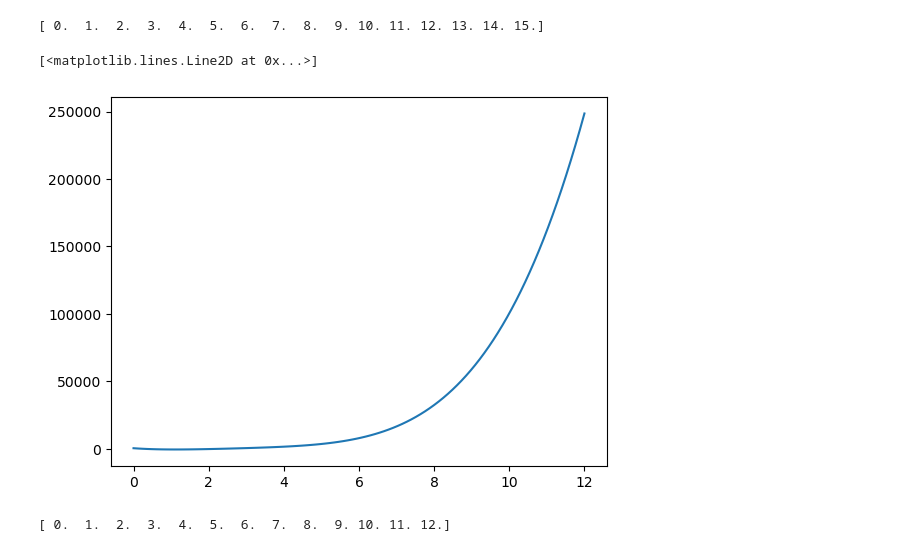
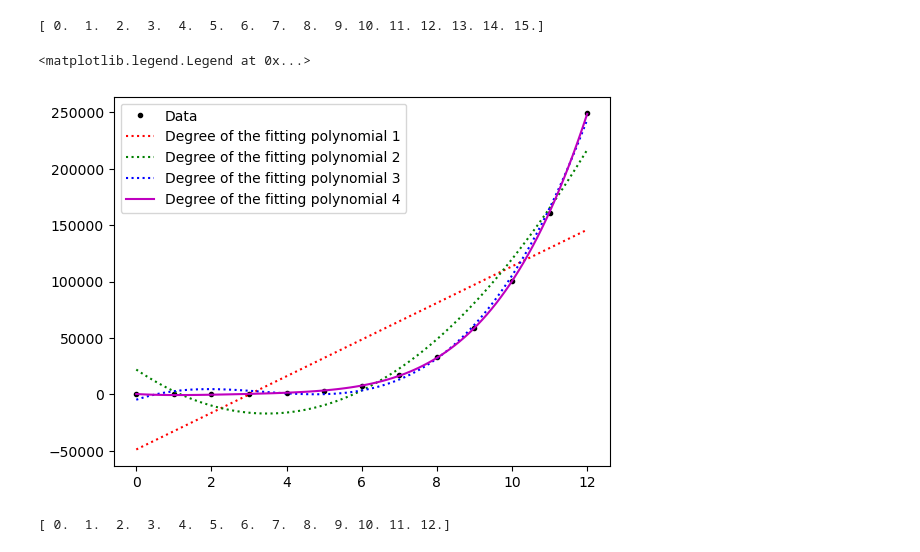
Before and after one commit to DPR-droid/2022_09_Machine_Learning_and_Statistics, a Jupyter notebook: Excercises/03_parameters_exercise.ipynb, the cells around one changed output. Drawn from its saved outputs; the diff is of its cells as text; code cells hidden in the pictures.

Commit message:
Review: Parameters

```diff
--- a/Excercises/03_parameters_exercise.ipynb
+++ b/Excercises/03_parameters_exercise.ipynb
@@ -30,14 +34,25 @@ y = [1.3, 1.2, 9.4, 27.3, 63.1, 126.5, 217.3, 341.5, 512.8, 729.3, 1001.8, 1332.
 print(x)
 # %% [output]
 [ 0.  1.  2.  3.  4.  5.  6.  7.  8.  9. 10. 11. 12. 13. 14. 15.]
-# %%
-from numpy.polynomial import Polynomial
-
-p = Polynomial.fit(x, y, 4)
-plt.plot(*p.linspace())
-# %% [output]
-[<matplotlib.lines.Line2D at 0x...>]
-[figure, removed]
+# %%
+from numpy.polynomial import Polynomial
+
+# Create the parameter for the Polynomial
+
+p1 = Polynomial.fit(x, y, 1)
+p2 = Polynomial.fit(x, y, 2)
+p3 = Polynomial.fit(x, y, 3)
+p4 = Polynomial.fit(x, y, 4)
+plt.plot(x, y, 'k.' , label="Data")
+plt.plot(*p1.linspace(),'r:', label=r"Degree of the fitting polynomial 1")
+plt.plot(*p2.linspace(),'g:', label=r"Degree of the fitting polynomial 2")
+plt.plot(*p3.linspace(),'b:', label=r"Degree of the fitting polynomial 3")
+plt.plot(*p4.linspace(),'m-',label=r"Degree of the fitting polynomial 4")
+
+plt.legend()
+# %% [output]
+<matplotlib.legend.Legend at 0x...>
+[figure, added]
 # %%
 # Data Set 2:
 
```
Also changed, not shown: parts of 3 cells of this notebook.
